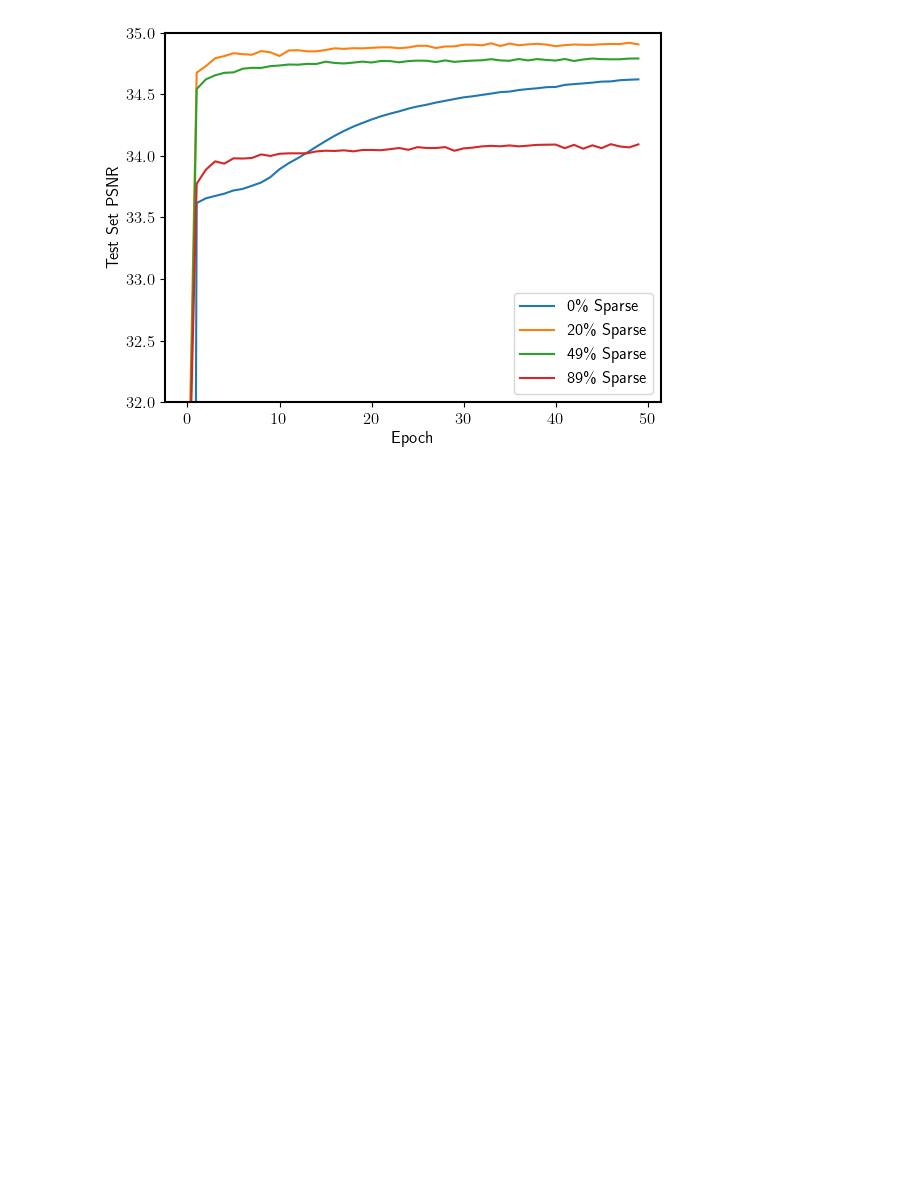
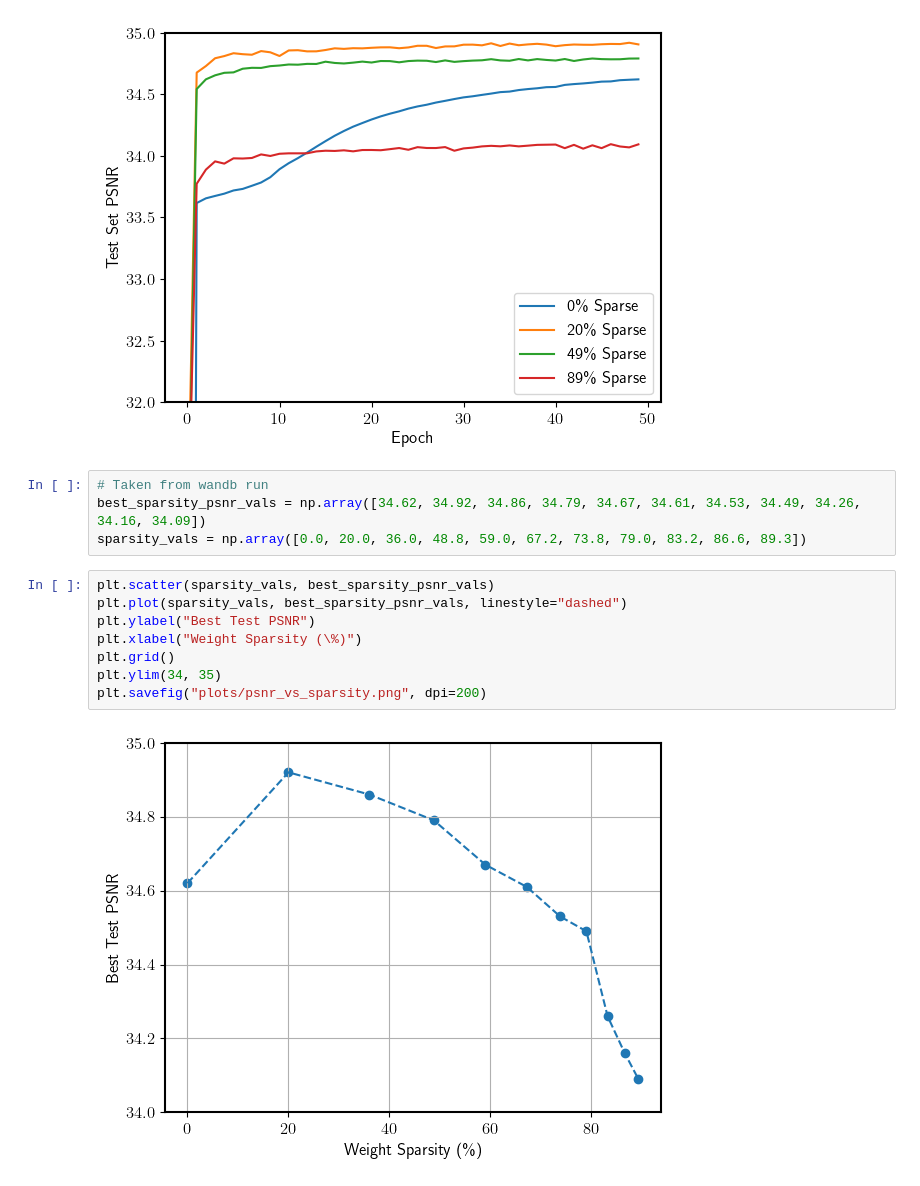
Before and after one commit to Vlam1r/sesr-jax, a Jupyter notebook: pruning_training_curves.ipynb, the cells around one changed output. Cells and saved outputs as stored; diff of their text form; blank space fills up the shorter version.

Commit message:
Add final plot

```diff
--- a/pruning_training_curves.ipynb
+++ b/pruning_training_curves.ipynb
@@ -64,3 +64,17 @@ plt.ylim(32,35)
 # %% [output]
 (32.0, 35.0)
 [figure]
+# %%
+# Taken from wandb run
+best_sparsity_psnr_vals = np.array([34.62, 34.92, 34.86, 34.79, 34.67, 34.61, 34.53, 34.49, 34.26, 34.16, 34.09])
+sparsity_vals = np.array([0.0, 20.0, 36.0, 48.8, 59.0, 67.2, 73.8, 79.0, 83.2, 86.6, 89.3])
+# %%
+plt.scatter(sparsity_vals, best_sparsity_psnr_vals)
+plt.plot(sparsity_vals, best_sparsity_psnr_vals, linestyle="dashed")
+plt.ylabel("Best Test PSNR")
+plt.xlabel("Weight Sparsity (\%)")
+plt.grid()
+plt.ylim(34, 35)
+plt.savefig("plots/psnr_vs_sparsity.png", dpi=200)
+# %% [output]
+[figure, added]
```
Also changed, not shown: 1 other file.
